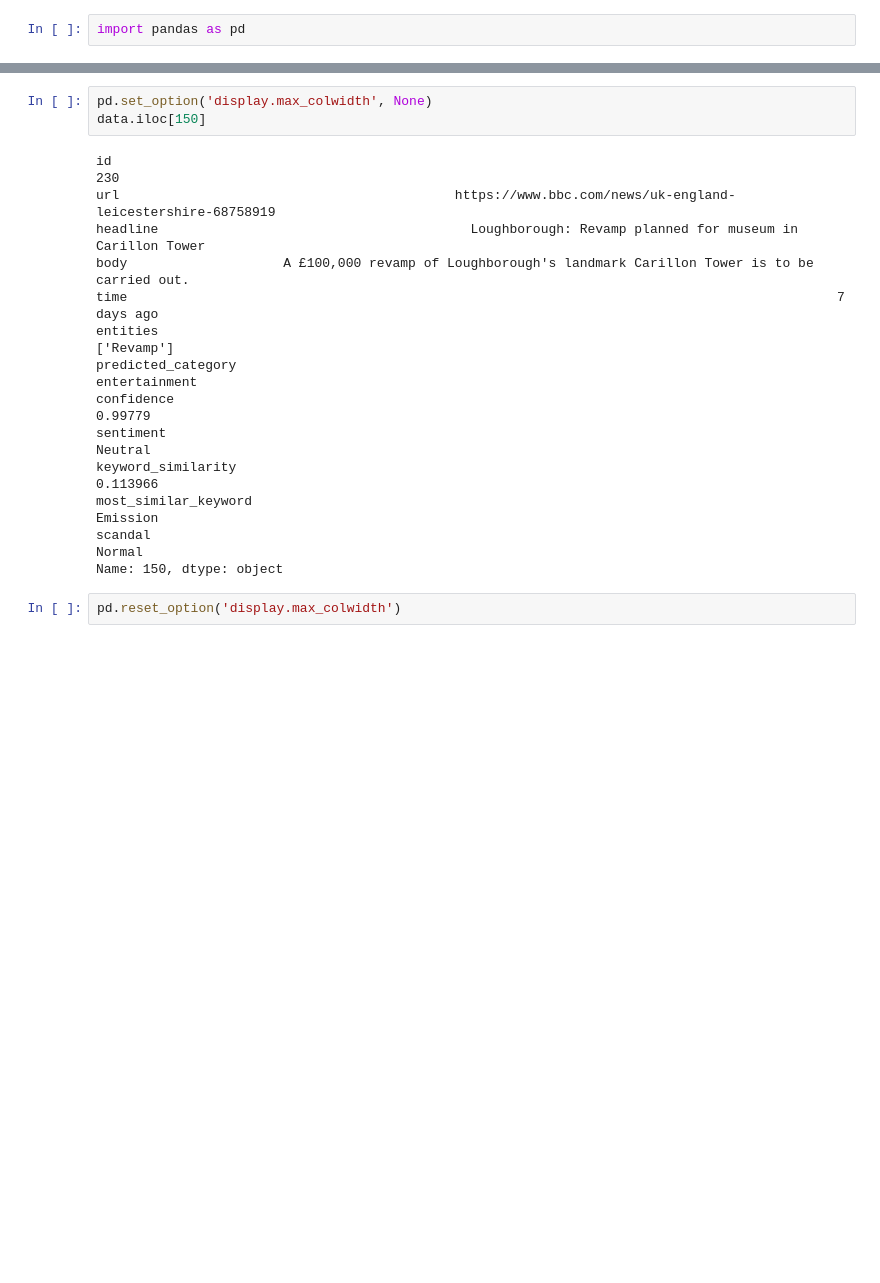
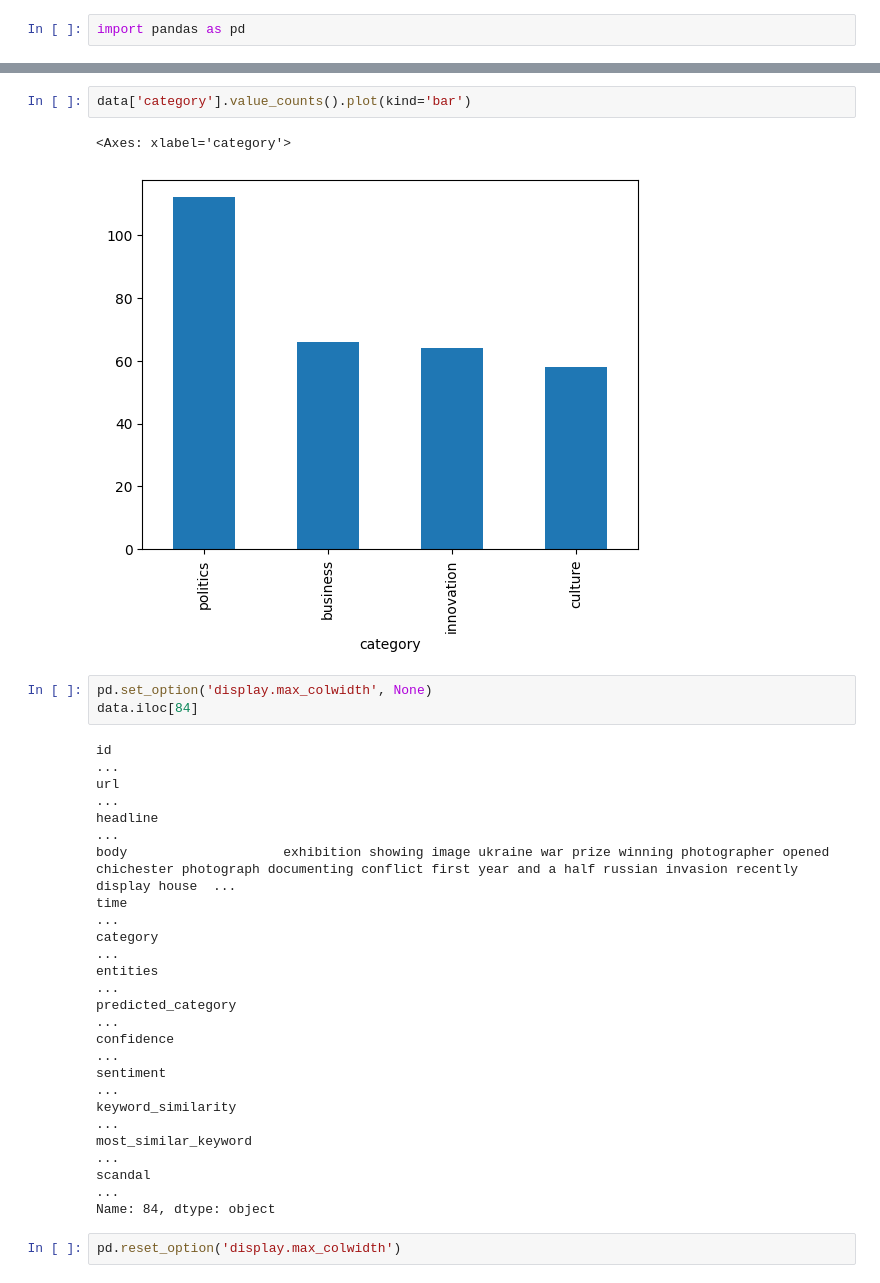
Before and after one commit to AntonWiklund1/nlp-scrapy, a Jupyter notebook: data_exploration/Data_Ecploration.ipynb, the cells around one changed output, grey strips where cells are left out. Cells and saved outputs as stored; diff of their text form; blank space fills up the shorter version.

```diff
--- a/data_exploration/Data_Ecploration.ipynb
+++ b/data_exploration/Data_Ecploration.ipynb
@@ -21,20 +21,26 @@ data
+# %%
+data['category'].value_counts().plot(kind='bar')
+# %% [output]
+<Axes: xlabel='category'>
+[figure, added]
 # %%
 pd.set_option('display.max_colwidth', None)
-data.iloc[150]
+data.iloc[84]
 # %% [output]
-id                                                                                                    230
-url                                           https://www.bbc.com/news/uk-england-leicestershire-68758919
-headline                                        Loughborough: Revamp planned for museum in Carillon Tower
-body                    A £100,000 revamp of Loughborough's landmark Carillon Tower is to be carried out.
-time                                                                                           7 days ago
-entities                                                                                       ['Revamp']
-predicted_category                                                                          entertainment
-confidence                                                                                        0.99779
-sentiment                                                                                         Neutral
-keyword_similarity                                                                               0.113966
-most_similar_keyword                                                                             Emission
-scandal                                                                                            Normal
-Name: 150, dtype: object
+id                                                                                                                                                                                                       ...
+url                                                                                                                                                                                                      ...
+headline                                                                                                                                                                                                 ...
+body                    exhibition showing image ukraine war prize winning photographer opened chichester photograph documenting conflict first year and a half russian invasion recently display house  ...
+time                                                                                                                                                                                                     ...
+category                                                                                                                                                                                                 ...
+entities                                                                                                                                                                                                 ...
+predicted_category                                                                                                                                                                                       ...
+confidence                                                                                                                                                                                               ...
+sentiment                                                                                                                                                                                                ...
+keyword_similarity                                                                                                                                                                                       ...
+most_similar_keyword                                                                                                                                                                                     ...
+scandal                                                                                                                                                                                                  ...
+Name: 84, dtype: object
 # %%
 pd.reset_option('display.max_colwidth')
 # %%
```
Also changed, not shown: parts of 2 cells of this notebook, 1 other file.
